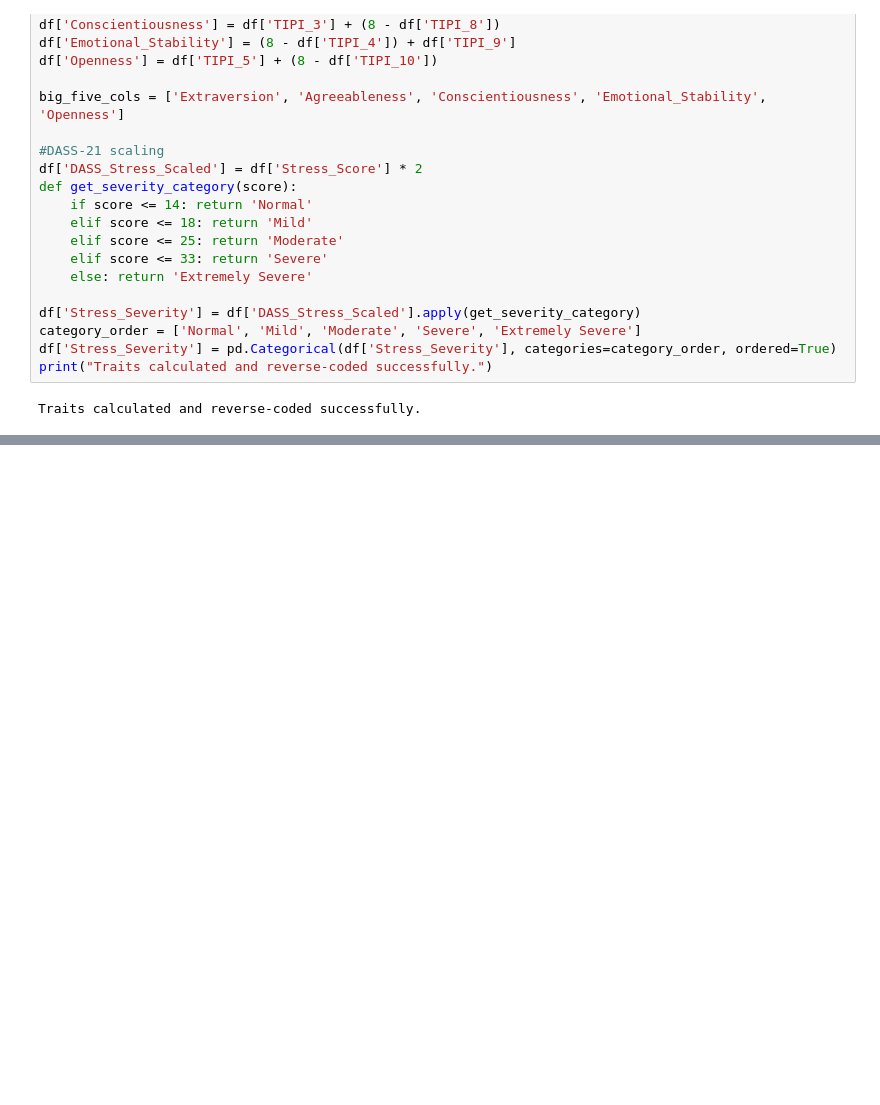
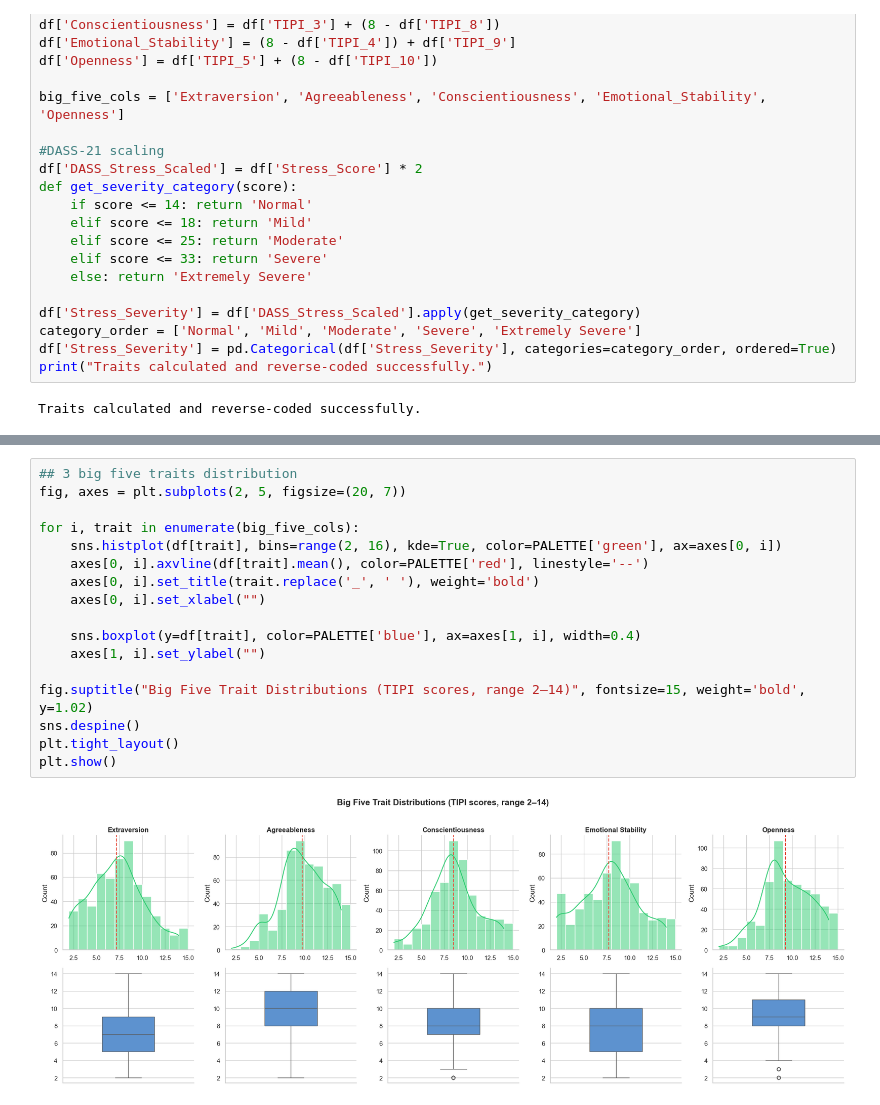
Before and after one commit to Machine-Learning-CSC1169-Group-Project/bangladesh_dataset, a Jupyter notebook: Swetha/Modelss.ipynb, the cells around one changed output, grey strips where cells are left out. Drawn from its saved outputs; the diff is of its cells as text; blank space fills up the shorter version.

```diff
--- a/Swetha/Modelss.ipynb
+++ b/Swetha/Modelss.ipynb
@@ -675,0 +791,19 @@ CLASSIFICATION PERFORMANCE METRICS
+# %%
+## 3 big five traits distribution
+fig, axes = plt.subplots(2, 5, figsize=(20, 7))
+
+for i, trait in enumerate(big_five_cols):
+    sns.histplot(df[trait], bins=range(2, 16), kde=True, color=PALETTE['green'], ax=axes[0, i])
+    axes[0, i].axvline(df[trait].mean(), color=PALETTE['red'], linestyle='--')
+    axes[0, i].set_title(trait.replace('_', ' '), weight='bold')
+    axes[0, i].set_xlabel("")
+
+    sns.boxplot(y=df[trait], color=PALETTE['blue'], ax=axes[1, i], width=0.4)
+    axes[1, i].set_ylabel("")
+
+fig.suptitle("Big Five Trait Distributions (TIPI scores, range 2–14)", fontsize=15, weight='bold', y=1.02)
+sns.despine()
+plt.tight_layout()
+plt.show()
+# %% [output]
+[figure, added]
```
Also changed, not shown: parts of 16 cells of this notebook, 2 other files.
